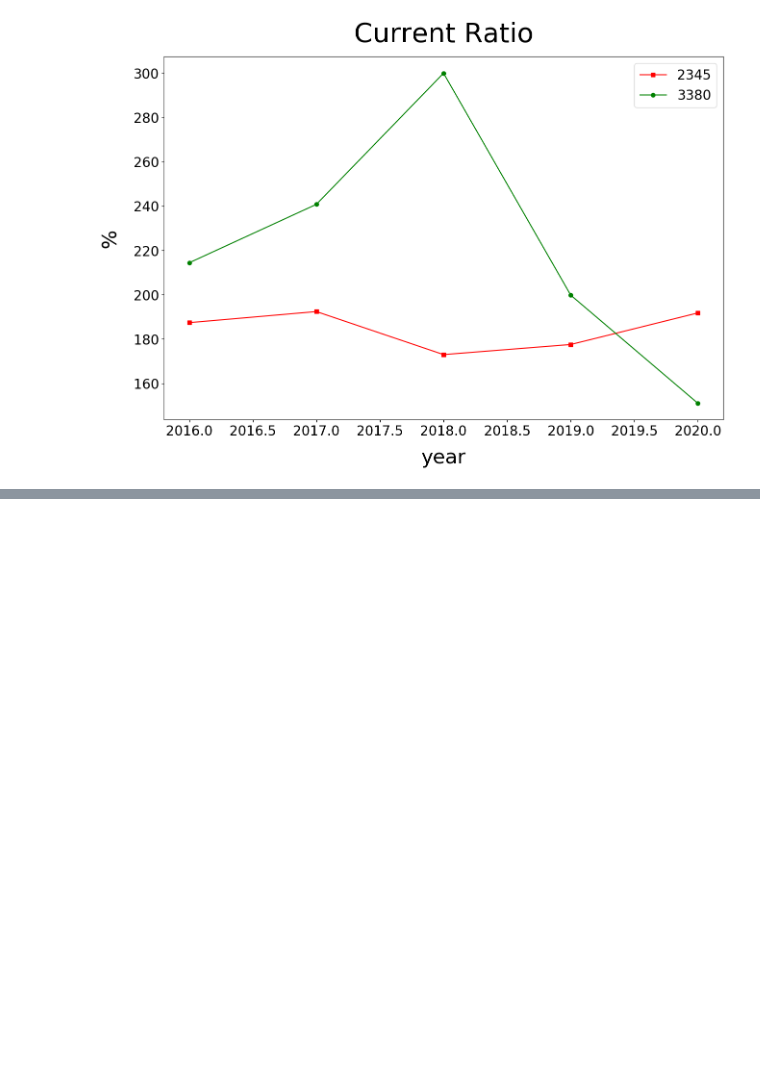
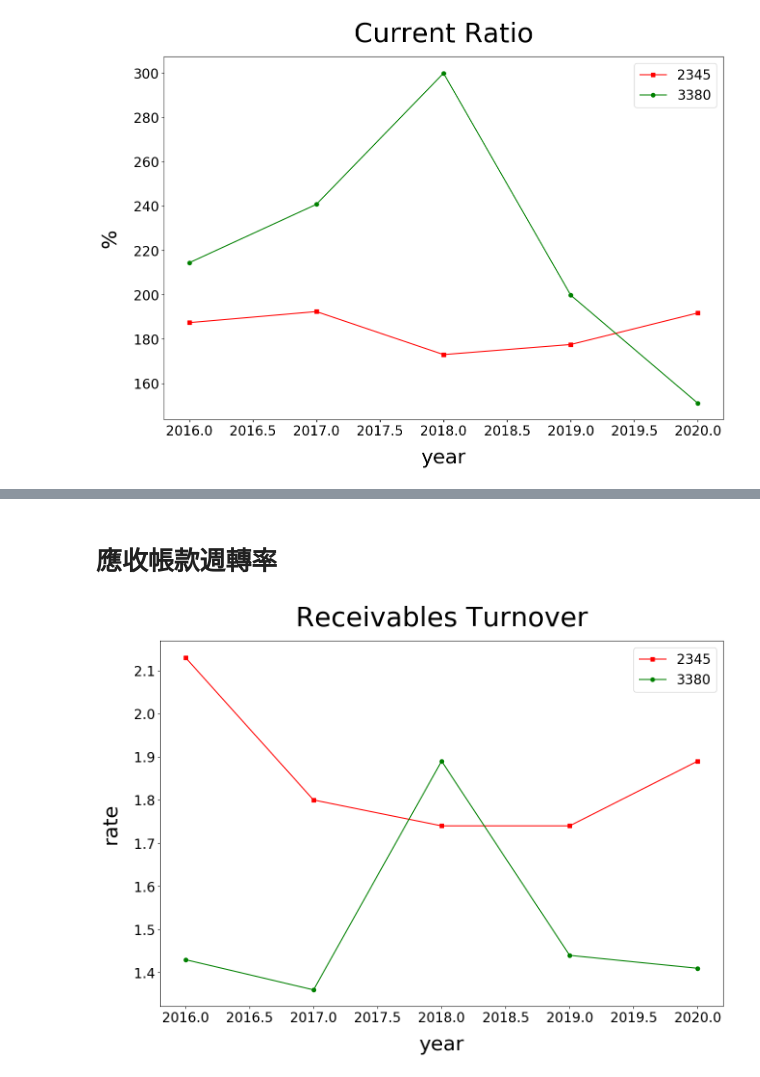
Before and after one commit to Benjamin-Huang910/naughty-cat, a Jupyter notebook: 作業/風險管理 折線圖.ipynb, the cells around one changed output, grey strips where cells are left out. Saved outputs shown, nothing was run; the diff lists cells and outputs as text; code cells hidden in the pictures; blank space fills up the shorter version.

```diff
--- a/作業/風險管理 折線圖.ipynb
+++ b/作業/風險管理 折線圖.ipynb
@@ -139,0 +158,18 @@ plt.show()
+# %% [markdown]
+# 應收帳款週轉率
+# %%
+year = [2016, 2017, 2018, 2019, 2020]
+stock_2345 = [2.13, 1.8, 1.74, 1.74, 1.89]
+stock_3380 = [1.43, 1.36, 1.89, 1.44, 1.41]
+plt.figure(figsize=(15,10),dpi=100,linewidth = 2)
+plt.plot(year,stock_2345,'s-',color = 'r', label="2345")
+plt.plot(year,stock_3380,'o-',color = 'g', label="3380")
+plt.title("Receivables Turnover", size=40, x=0.5, y=1.03)
+plt.xticks(fontsize=20)
+plt.yticks(fontsize=20)
+plt.xlabel("year", fontsize=30, labelpad = 15)
+plt.ylabel("rate", fontsize=30, labelpad = 20)
+plt.legend(loc = "best", fontsize=20)
+plt.show()
+# %% [output]
+[figure, added]
```
Also changed, not shown: parts of 2 cells of this notebook.
